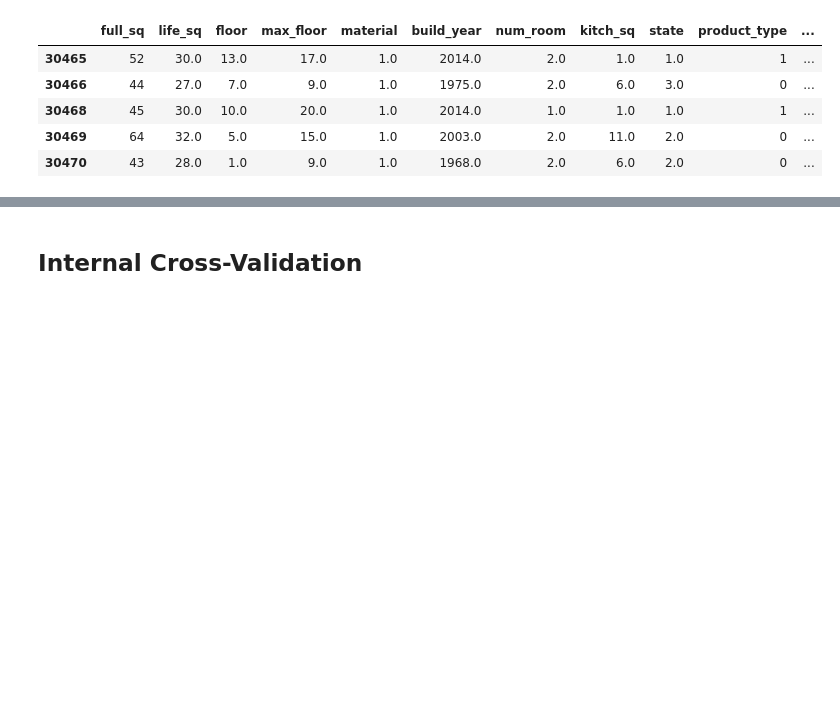
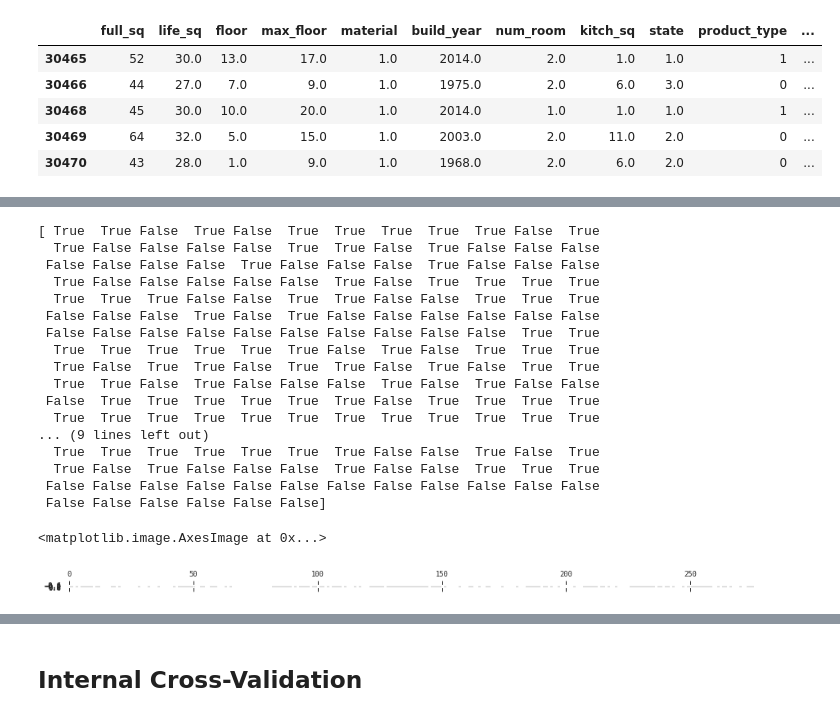
Before and after one commit to quedogf94/Spring2019_Project1, a Jupyter notebook: Goal_1.ipynb, the cells around one changed output, grey strips where cells are left out. Drawn from its saved outputs; the diff is of its cells as text; code cells hidden in the pictures; blank space fills up the shorter version.

```diff
--- a/Goal_1.ipynb
+++ b/Goal_1.ipynb
@@ -377,0 +407,16 @@ train_X.tail()
+# %%
+from sklearn.linear_model import (LinearRegression, Ridge, Lasso, RandomizedLasso)
+# Using Linear Regression
+lr = LinearRegression(normalize=True)
+lr.fit(train_X,train_y)
+ranks["LinReg"] = ranking(np.abs(lr.coef_), colnames)
+
+# Using Ridge
+ridge = Ridge(alpha = 7)
+ridge.fit(train_X,train_y)
+ranks['Ridge'] = ranking(np.abs(ridge.coef_), colnames)
+
+# Using Lasso
+lasso = Lasso(alpha=.05)
+lasso.fit(train_X,train_y)
+ranks["Lasso"] = ranking(np.abs(lasso.coef_), colnames)
@@ -377,0 +528,24 @@ train_X.tail()
+# %%
+mask = select.get_support()
+print(mask)
+plt.matshow(mask.reshape(1,-1), cmap='gray_r')
+# %% [output]
+[ True  True False  True False  True  True  True  True  True False  True
+  True False False False False  True  True False  True False False False
+ False False False False  True False False False  True False False False
+  True False False False False False  True False  True  True  True  True
+  True  True  True False False  True  True False False  True  True  True
+ False False False  True False  True False False False False False False
+ False False False False False False False False False False  True  True
+  True  True  True  True  True  True False  True False  True  True  True
+  True False  True  True False  True  True False  True False  True  True
+  True  True False  True False False False  True False  True False False
+ False  True  True  True  True  True  True False  True  True  True  True
+  True  True  True  True  True  True  True  True  True  True  True  True
+... (9 lines left out)
+  True  True  True  True  True  True  True False False  True False  True
+  True False  True False False False  True False False  True  True  True
+ False False False False False False False False False False False False
+ False False False False False False]
+<matplotlib.image.AxesImage at 0x...>
+[figure, added]
```
Also changed, not shown: parts of 52 cells of this notebook.
